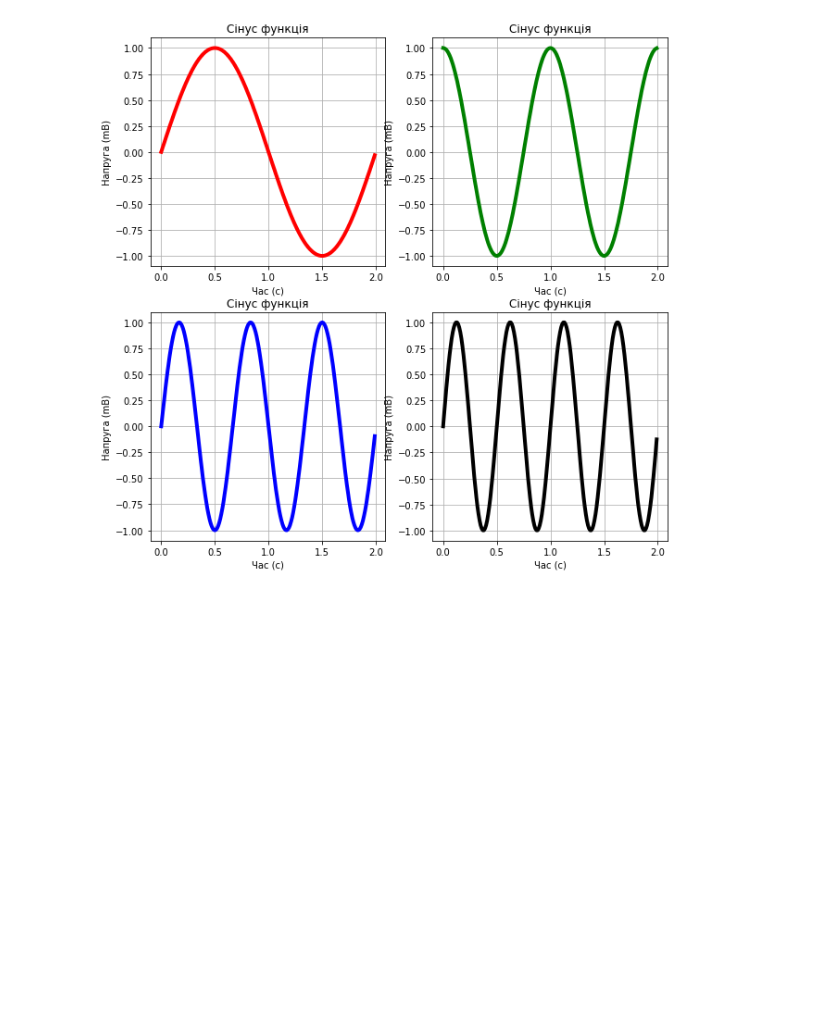
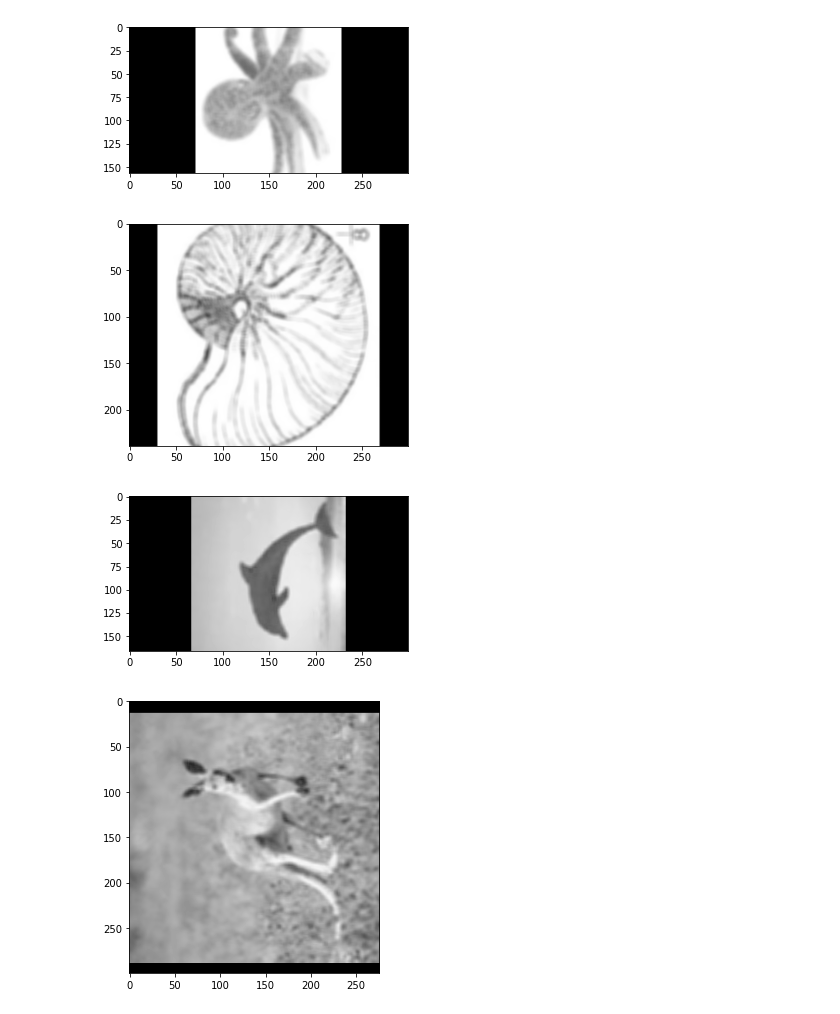
Before and after one commit to LizaVasilchuk/study, a Jupyter notebook: Untitled3.ipynb, the cells around one changed output. Saved outputs shown, nothing was run; the diff lists cells and outputs as text; code cells hidden in the pictures; blank space fills up the shorter version.

```diff
--- a/Untitled3.ipynb
+++ b/Untitled3.ipynb
@@ -1,37 +1,33 @@
-# %%
-import matplotlib.pyplot as plt
-import numpy as np
-from matplotlib import cm
-import pandas as pd
-import seaborn as sns
-from matplotlib.axes._axes import _log as matplotlib_axes_logger
-matplotlib_axes_logger.setLevel('ERROR')
-t = np.arange(0.0, 2.0, 0.01)
-s1 = np.sin(np.pi * t)
-s2 = np.cos(2 * np.pi * t)
-s3 = np.sin(3 * np.pi * t)
-s4 = np.sin(4 * np.pi * t)
-fig = plt.figure(figsize=(10,10))
-ax1 = fig.add_subplot(2, 2, 1)
-ax1.plot(t, s1, c='r',linewidth=4.0)
-ax1.set(xlabel='Час (с)', ylabel='Напруга (mВ)', title='Сінус функція')
-ax1.grid()
-
-ax2 = fig.add_subplot(2, 2, 2)
-ax2.plot(t, s2, c='g',linewidth=4.0)
-ax2.set(xlabel='Час (с)', ylabel='Напруга (mВ)', title='Сінус функція')
-ax2.grid()
-
-ax3 = fig.add_subplot(2, 2, 3)
-ax3.plot(t, s3, c='b',linewidth=4.0)
-ax3.set(xlabel='Час (с)', ylabel='Напруга (mВ)', title='Сінус функція')
-ax3.grid()
-
-ax4 = fig.add_subplot(2, 2, 4)
-ax4.plot(t, s4, c='black',linewidth=4.0)
-ax4.set(xlabel='Час (с)', ylabel='Напруга (mВ)', title='Сінус функція')
-ax4.grid()
-
-plt.show()
-# %% [output]
-[figure, removed]
+# %%
+import cv2
+import numpy as np
+import matplotlib.pyplot as plt
+import os
+
+img_list = os.listdir("./sample_data/img")
+
+def data_augmentation(img, inv, gam, z, inver, mov):
+  width = img.shape[1];
+  height = img.shape[0]
+  if (inv == 1):
+    img = np.iinfo('uint8').max - 1 - img
+  img = 1 * np.power(img, gam)
+  img = (img / np.max(img)*255).astype(np.uint8)
+  kernel = np.ones((z,z),np.float32) / (z * z)
+  img  = cv2.filter2D(img, -1, kernel)
+  M = cv2.getRotationMatrix2D((width/2, height/2), inver, 1)
+  img = cv2.warpAffine(img, M, (width, height))
+  if (mov!= 0) :
+    M_mov = np.float32(mov)
+    img = cv2.warpAffine(img, M_mov, (width, height))
+  return img
+
+for i in range(0,len(img_list)-1):
+  img = cv2.imread("./sample_data/img/"+img_list[i-1], cv2.IMREAD_GRAYSCALE)
+  plt.figure(figsize=(5,5))
+  plt.imshow(data_augmentation(img,0,0.4,5,90,0), cmap='gray', vmin = 0, vmax = 255);
+# %% [output]
+[figure, added]
+[figure, added]
+[figure, added]
+[figure, added]
```
Also changed, not shown: parts of 2 cells of this notebook.
